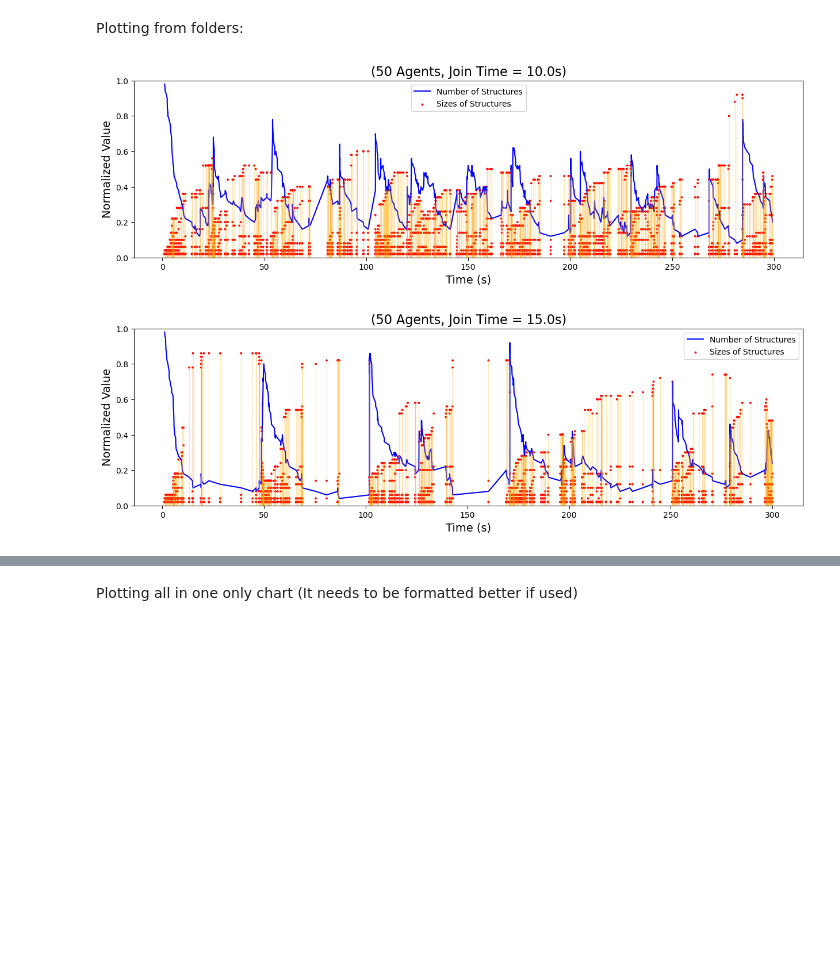
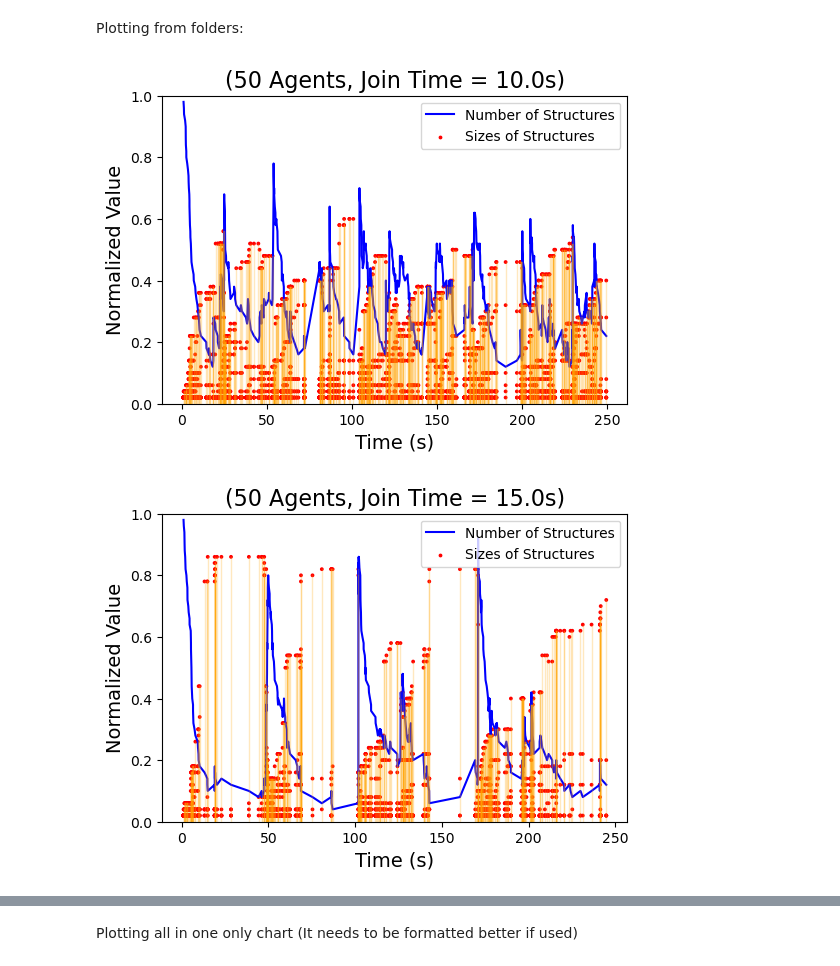
Before and after one commit to pedro-lucas-bravo/self_assembly_sync_music, a Jupyter notebook: data_analysis/self-assembly-data-analysis-structures.ipynb, the cells around one changed output, grey strips where cells are left out. Saved outputs shown, nothing was run; the diff lists cells and outputs as text; code cells hidden in the pictures; blank space fills up the shorter version.

```diff
--- a/data_analysis/self-assembly-data-analysis-structures.ipynb
+++ b/data_analysis/self-assembly-data-analysis-structures.ipynb
@@ -103,7 +103,7 @@ We plot the number and sizes of structures as explained in the paper according t
 Functions for calculation and plotting:
 # %%
 
-def PlotNumberAndSizeFromOneSet(file_structs_path, save_file = False, font_size_title = 12, font_size = 12):
+def PlotNumberAndSizeFromOneSet(file_structs_path, save_file = False, font_size_title = 12, font_size = 12, figsize = (15, 4), maxTime = None):
     #file_structs_path = 'data/size-5/STRUCT-2024_04_28_13_50_19-N-5-minspeed-1-maxspeed-1-maxjointtime-5-joinradiusfactor-2-maxjointssize-6-radiusboundary-2-freq-1.csv'
 
     start_index = file_structs_path.find("N-") + 2  # Find the index where 'N-' ends
@@ -117,13 +117,16 @@ def PlotNumberAndSizeFromOneSet(file_structs_path, save_file = False, font_size_
 
     # Read the data from file_structs_path into a DataFrame
     df = pd.read_csv(file_structs_path)
+     # Consider the max time if not None
+    if maxTime is not None:
+        df = df[df['time'] <= maxTime]
 
     # Group the data by time and get the count of each group
     grouped_data_time = df.groupby('time').size().reset_index(name='count')
     grouped_data_time['count'] = grouped_data_time['count'] / agents_size
 
     # Plot the data
-    plt.figure(figsize=(15, 4))
+    plt.figure(figsize=figsize)
     plt.plot(grouped_data_time['time'], grouped_data_time['count'], color = 'b')
 
 
@@ -199,22 +202,22 @@ Plotting from folders:
 # %%
 import os
 
 parent_folder = 'data/sync_struct_50_join_5_50/'
 
 # Get a list of all folders starting with 'size-50-join'
 folders = [folder for folder in os.listdir(parent_folder) if folder.startswith('size-50-join')]
 
 jointime_paths = []
 # Iterate over the folders and find files starting with 'STRUCT'
 for folder in folders:
     folder_path = os.path.join(parent_folder, folder)
     files = [file for file in os.listdir(folder_path) if file.startswith('STRUCT')]
     for file in files:
         jointime_paths.append(os.path.join(folder_path, file))
 
 
 for jointime_path in jointime_paths:
-    PlotNumberAndSizeFromOneSet(jointime_path, save_file = True, font_size_title=16, font_size = 14)
+    PlotNumberAndSizeFromOneSet(jointime_path, save_file = True, font_size_title=16, font_size = 14, figsize = (6, 4), maxTime = 250)
 # %% [output]
-[figure, old version]
+[figure, new version]
-[figure, old version]
+[figure, new version]
```
Also changed, not shown: parts of 1 cell of this notebook, 1 other file.
